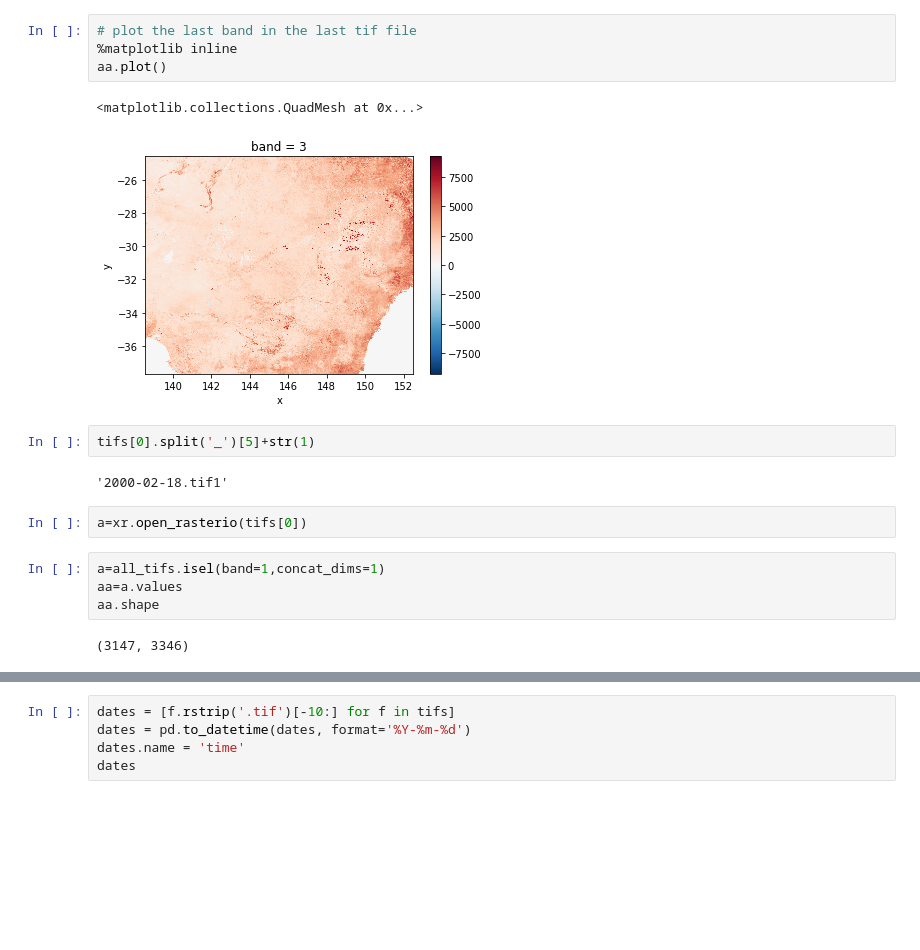
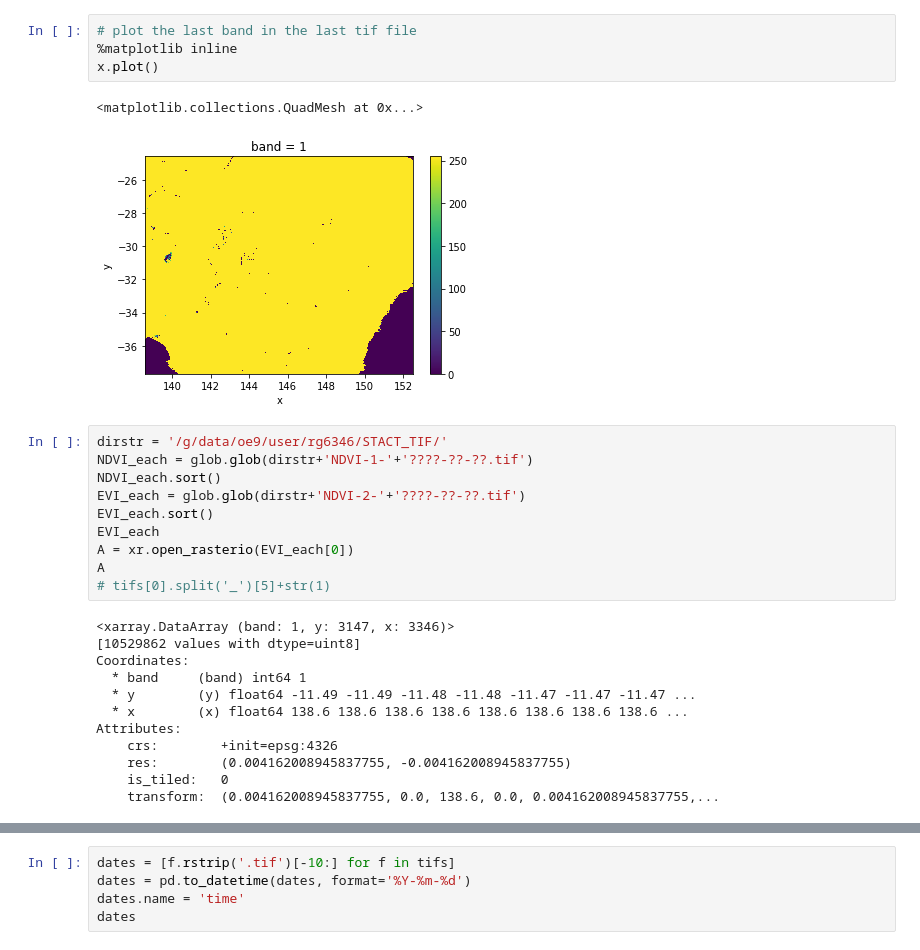
Before and after one commit to ozewex/team-drip, a Jupyter notebook: notebooks/gr/GR_TIFf2TS_NDVI_EVI.ipynb, the cells around one changed output, grey strips where cells are left out. Drawn from its saved outputs; the diff is of its cells as text; blank space fills up the shorter version.

```diff
--- a/notebooks/gr/GR_TIFf2TS_NDVI_EVI.ipynb
+++ b/notebooks/gr/GR_TIFf2TS_NDVI_EVI.ipynb
@@ -82,19 +194,29 @@ for tif in tifs:
 # %%
 # plot the last band in the last tif file
 %matplotlib inline
-aa.plot()
+x.plot()
 # %% [output]
 <matplotlib.collections.QuadMesh at 0x...>
-[figure, old version]
+[figure, new version]
-# %%
-tifs[0].split('_')[5]+str(1)
-# %% [output]
-'2000-02-18.tif1'
-# %%
-a=xr.open_rasterio(tifs[0])
-# %%
-a=all_tifs.isel(band=1,concat_dims=1)
-aa=a.values
-aa.shape
-# %% [output]
-(3147, 3346)
+# %%
+dirstr = '/g/data/oe9/user/rg6346/STACT_TIF/'
+NDVI_each = glob.glob(dirstr+'NDVI-1-'+'????-??-??.tif')
+NDVI_each.sort()
+EVI_each = glob.glob(dirstr+'NDVI-2-'+'????-??-??.tif')
+EVI_each.sort()
+EVI_each
+A = xr.open_rasterio(EVI_each[0])
+A
+# tifs[0].split('_')[5]+str(1)
+# %% [output]
+<xarray.DataArray (band: 1, y: 3147, x: 3346)>
+[10529862 values with dtype=uint8]
+Coordinates:
+  * band     (band) int64 1
+  * y        (y) float64 -11.49 -11.49 -11.48 -11.48 -11.47 -11.47 -11.47 ...
+  * x        (x) float64 138.6 138.6 138.6 138.6 138.6 138.6 138.6 138.6 ...
+Attributes:
+    crs:        +init=epsg:4326
+    res:        (0.004162008945837755, -0.004162008945837755)
+    is_tiled:   0
+    transform:  (0.004162008945837755, 0.0, 138.6, 0.0, 0.004162008945837755,...
```
Also changed, not shown: parts of 20 cells of this notebook, 1 other file.
